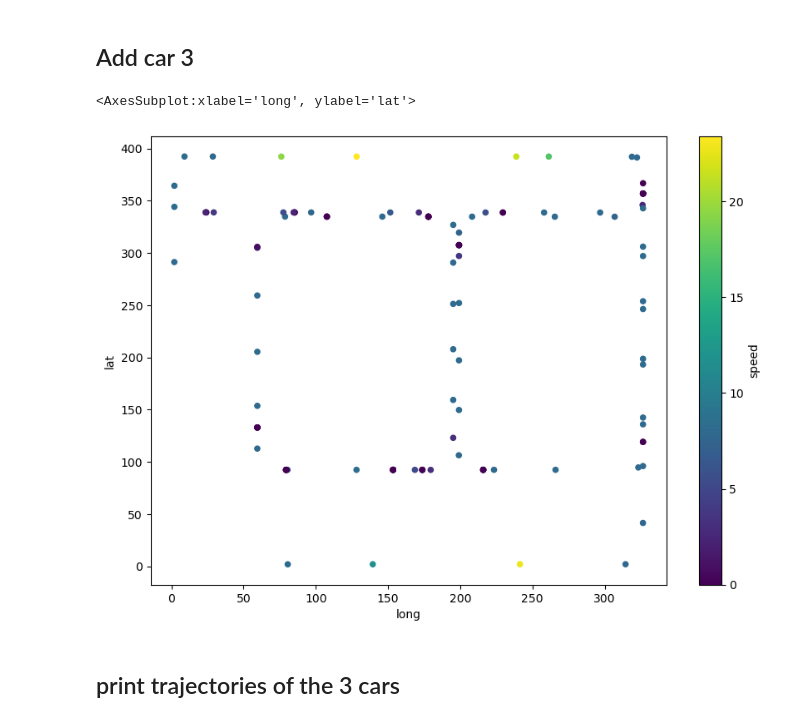
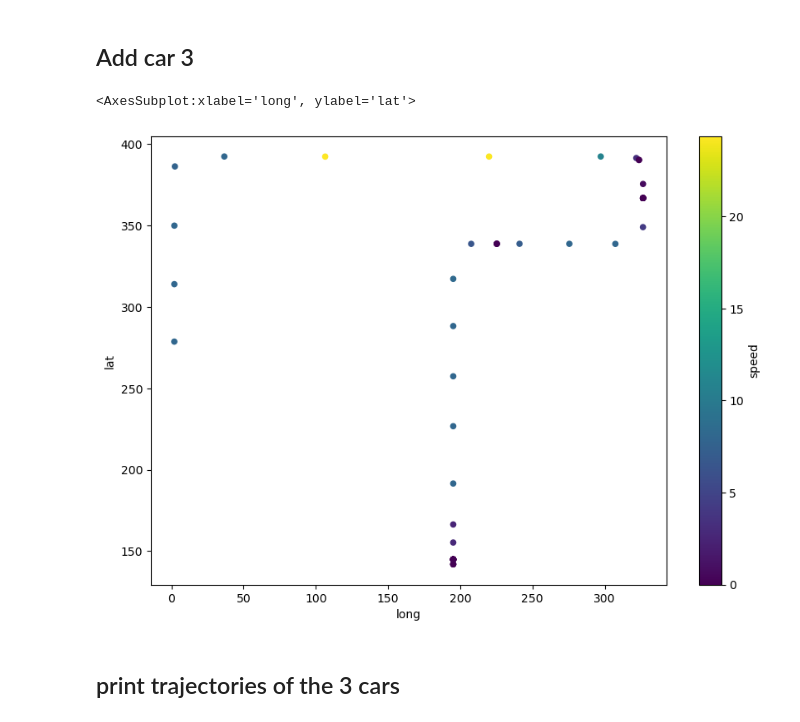
Before and after one commit to av-data-research-group/carla-data-collection, a Jupyter notebook: src/traffic_monitor_network/location_monitor_visualizations_high_traffic.ipynb, the cells around one changed output. Drawn from its saved outputs; the diff is of its cells as text; code cells hidden in the pictures.

Commit message:
update visualization with data from the 3 new cars

```diff
--- a/src/traffic_monitor_network/location_monitor_visualizations_high_traffic.ipynb
+++ b/src/traffic_monitor_network/location_monitor_visualizations_high_traffic.ipynb
@@ -84,11 +85,11 @@ df.plot.scatter(x="long",y="lat", c='id', colormap='viridis', figsize=(10,7))
 # %% [markdown]
 ## Add car 3
 # %%
-df_3 = pd.read_csv("sensors_high_traffic/gnss/vehicle-id-3692.csv")
+df_3 = pd.read_csv("sensors_high_traffic/gnss/vehicle-id-2688.csv")
 df_3.plot.scatter(x="long",y="lat", c='speed', colormap='viridis', figsize=(10,7))
 # %% [output]
 <AxesSubplot:xlabel='long', ylabel='lat'>
-[figure, old version]
+[figure, new version]
 # %% [markdown]
 ## print trajectories of the 3 cars
 # %%
```
Also changed, not shown: parts of 12 cells of this notebook.
